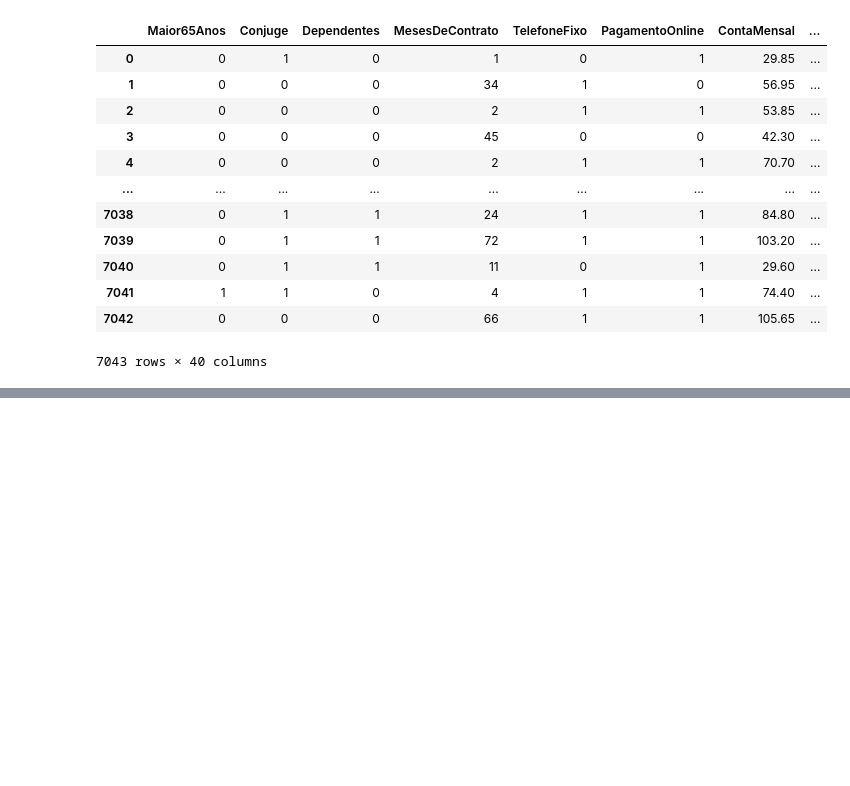
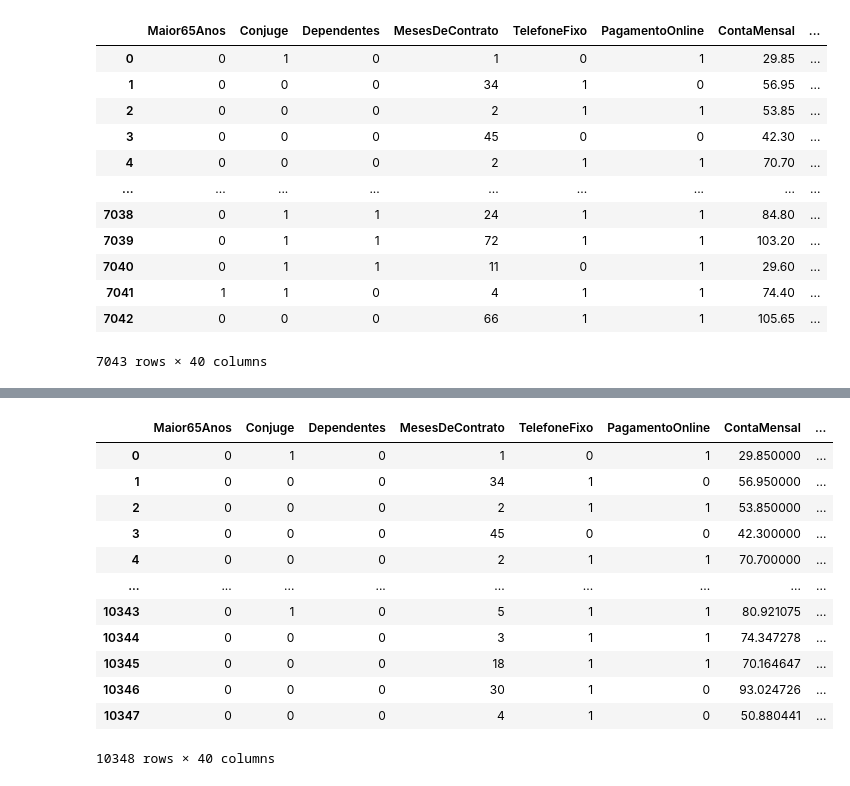
Before and after one commit to marcosvsilva/linear-classifier, a Jupyter notebook: classifier/notebooks/Churn.ipynb, the cells around one changed output, grey strips where cells are left out. Cells and saved outputs as stored; diff of their text form; code cells hidden in the pictures; blank space fills up the shorter version.

```diff
--- a/classifier/notebooks/Churn.ipynb
+++ b/classifier/notebooks/Churn.ipynb
@@ -61,0 +75,17 @@ data
+# %%
+new_data = pd.concat([X, y], axis=1)
+new_data
+# %% [output]
+|  | Maior65Anos | Conjuge | Dependentes | MesesDeContrato | TelefoneFixo | PagamentoOnline | ContaMensal | ... |
+| 0 | 0 | 1 | 0 | 1 | 0 | 1 | 29.850000 | ... |
+| 1 | 0 | 0 | 0 | 34 | 1 | 0 | 56.950000 | ... |
+| 2 | 0 | 0 | 0 | 2 | 1 | 1 | 53.850000 | ... |
+| 3 | 0 | 0 | 0 | 45 | 0 | 0 | 42.300000 | ... |
+| 4 | 0 | 0 | 0 | 2 | 1 | 1 | 70.700000 | ... |
+| ... | ... | ... | ... | ... | ... | ... | ... | ... |
+| 10343 | 0 | 1 | 0 | 5 | 1 | 1 | 80.921075 | ... |
+| 10344 | 0 | 0 | 0 | 3 | 1 | 1 | 74.347278 | ... |
+| 10345 | 0 | 0 | 0 | 18 | 1 | 1 | 70.164647 | ... |
+| 10346 | 0 | 0 | 0 | 30 | 1 | 0 | 93.024726 | ... |
+| 10347 | 0 | 0 | 0 | 4 | 1 | 0 | 50.880441 | ... |
+10348 rows × 40 columns
```
Also changed, not shown: parts of 4 cells of this notebook.
